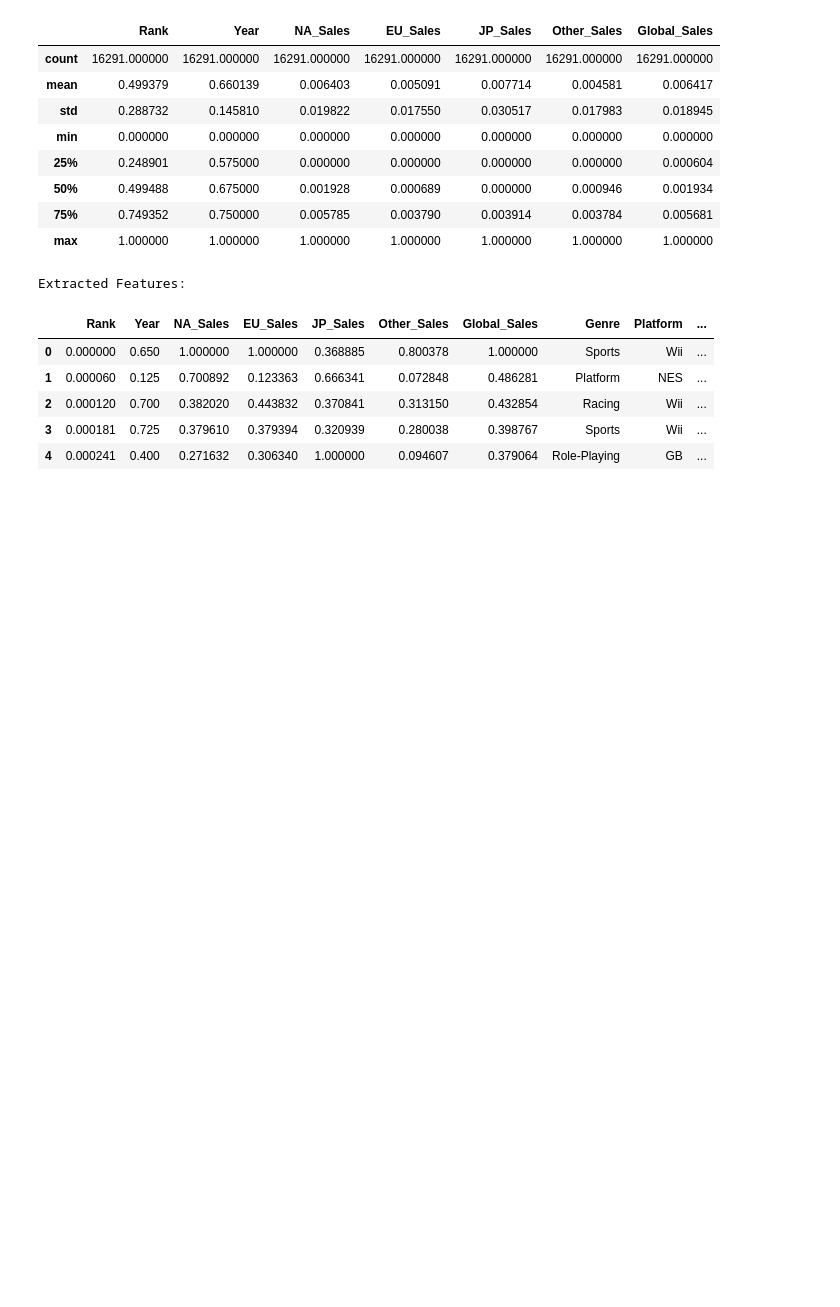
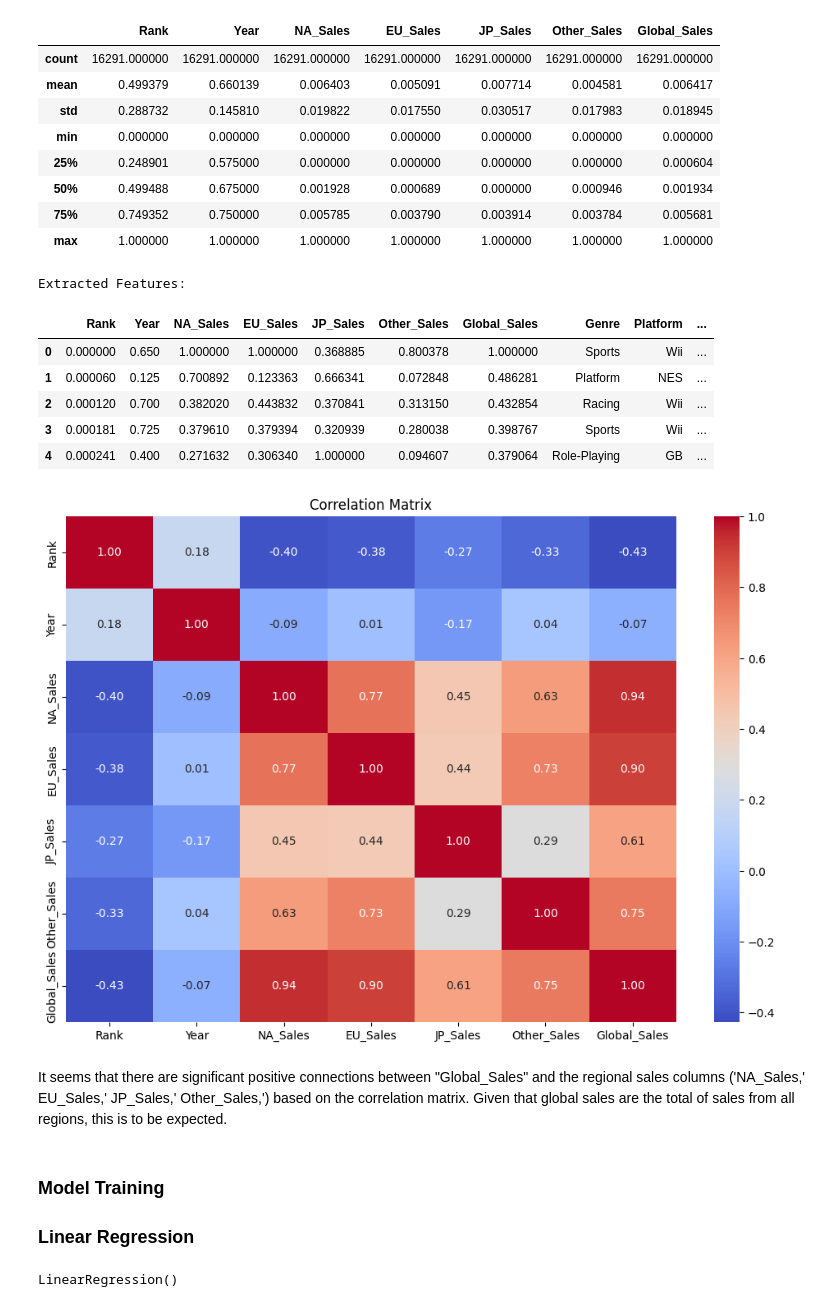
Before and after one commit to devanshijoshi09/AIForBusiness, a Jupyter notebook: Sales.ipynb, the cells around one changed output. Saved outputs shown, nothing was run; the diff lists cells and outputs as text; code cells hidden in the pictures; blank space fills up the shorter version.

```diff
--- a/Sales.ipynb
+++ b/Sales.ipynb
@@ -219,3 +225,23 @@ Extracted Features:
 | 2 | 0.000120 | 0.700 | 0.382020 | 0.443832 | 0.370841 | 0.313150 | 0.432854 | Racing | Wii | ... |
 | 3 | 0.000181 | 0.725 | 0.379610 | 0.379394 | 0.320939 | 0.280038 | 0.398767 | Sports | Wii | ... |
 | 4 | 0.000241 | 0.400 | 0.271632 | 0.306340 | 1.000000 | 0.094607 | 0.379064 | Role-Playing | GB | ... |
+# %%
+# Select only numerical columns for correlation matrix
+numerical_features = df_scaled.select_dtypes(include=[np.number])
+
+# Calculate the correlation matrix
+corr_matrix = numerical_features.corr()
+
+# Plot the correlation matrix using seaborn
+plt.figure(figsize=(12, 8))
+sns.heatmap(corr_matrix, annot=True, fmt=".2f", cmap='coolwarm')
+plt.title("Correlation Matrix")
+plt.show()
+# %% [output]
+[figure, added]
+# %% [markdown]
+It seems that there are significant positive connections between "Global_Sales" and the regional sales columns ('NA_Sales,' EU_Sales,' JP_Sales,' Other_Sales,') based on the correlation matrix. Given that global sales are the total of sales from all regions, this is to be expected.
+# %% [markdown]
+### Model Training
+
+### Linear Regression
@@ -221,0 +267,5 @@ Extracted Features:
+# %%
+model = LinearRegression()
+model.fit(X_train, y_train)
+# %% [output]
+LinearRegression()
```
Also changed, not shown: parts of 38 cells of this notebook.
